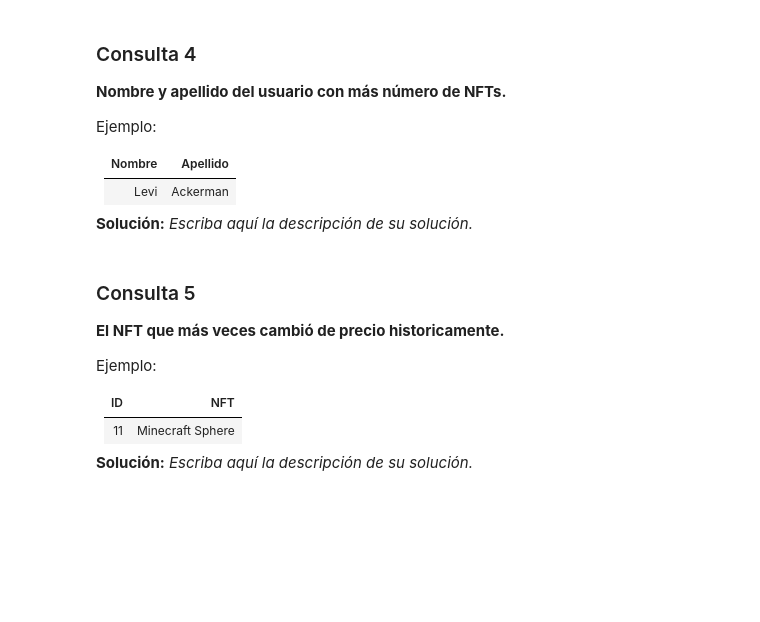
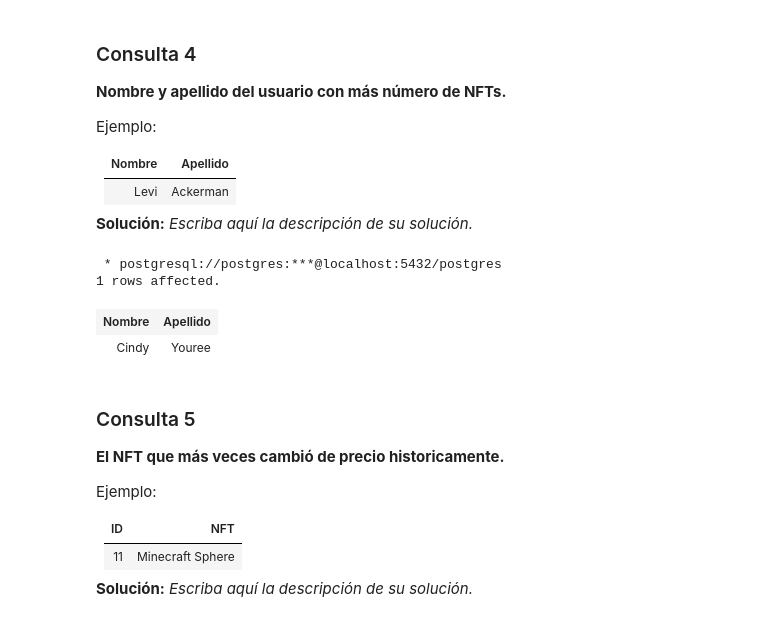
Before and after one commit to Cloff23/Tarea-1-BD, a Jupyter notebook: Tarea1_BD_2022-1 V1.1.ipynb, the cells around one changed output. Cells and saved outputs as stored; diff of their text form; code cells hidden in the pictures; blank space fills up the shorter version.

```diff
--- a/Tarea1_BD_2022-1 V1.1.ipynb
+++ b/Tarea1_BD_2022-1 V1.1.ipynb
@@ -419,3 +431,35 @@ WHERE
+# %%
+%%sql
+SELECT
+	nombre AS "Nombre", apellido AS "Apellido"
+FROM
+	(SELECT
+		usuarios.nombre, usuarios.apellido, COUNT(usuario_tiene_nft.id_usuario) AS Cantidad_nft
+	FROM
+		usuarios
+	INNER JOIN usuario_tiene_nft
+	ON usuarios.id_usuario = usuario_tiene_nft.id_usuario
+	GROUP BY usuarios.nombre, usuarios.apellido
+	) AS usuario_tiene_cantidad
+WHERE
+	Cantidad_nft = (SELECT
+						MAX(cantidad_nft)
+					FROM
+						(SELECT
+							usuarios.nombre, usuarios.apellido, COUNT(usuario_tiene_nft.id_usuario) AS Cantidad_nft
+						FROM
+							usuarios
+						INNER JOIN usuario_tiene_nft
+						ON usuarios.id_usuario = usuario_tiene_nft.id_usuario
+						GROUP BY usuarios.nombre, usuarios.apellido
+						) AS usuario_tiene_cantidad
+					)
+LIMIT 1;
+# %% [output]
+ * postgresql://postgres:***@localhost:5432/postgres
+1 rows affected.
+| Nombre | Apellido |
+| Cindy | Youree |
 # %% [markdown]
 ### Consulta 5
 **El NFT que más veces cambió de precio historicamente.**
```
Also changed, not shown: parts of 4 cells of this notebook.
